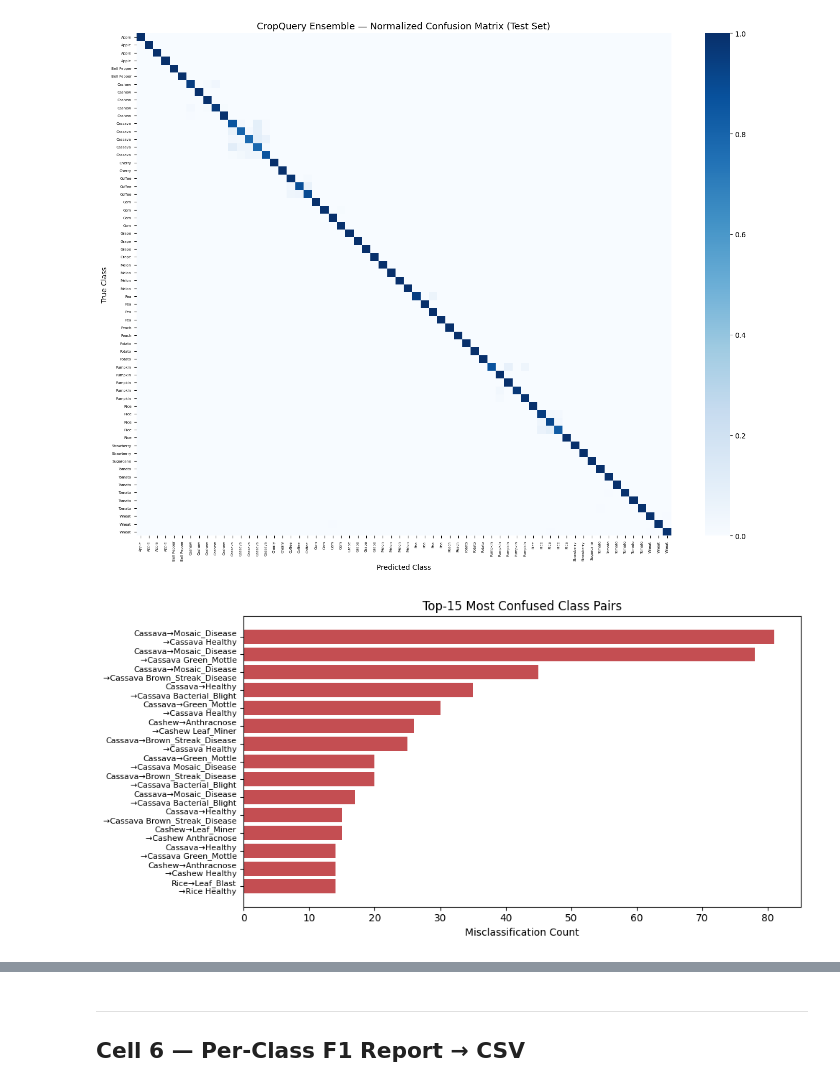
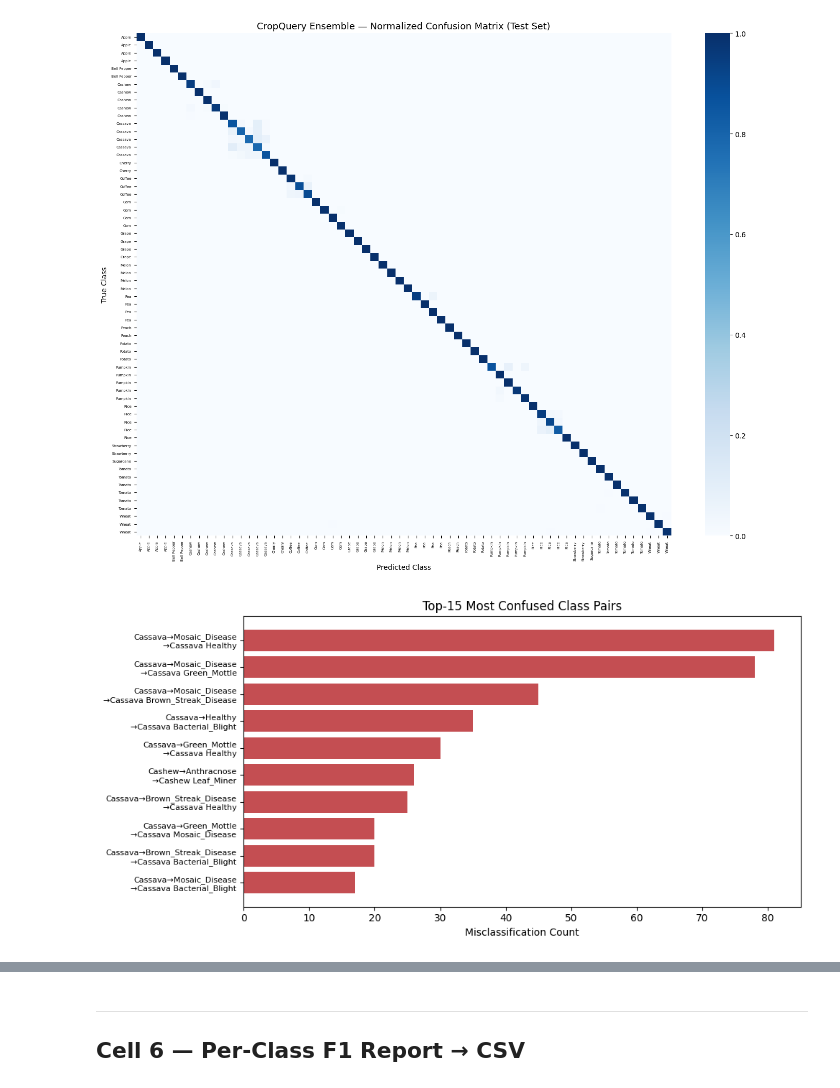
Before and after one commit to Vitthal-Jauhari/Crop-Query, a Jupyter notebook: notebooks/cropquery-eval.ipynb, the cells around one changed output, grey strips where cells are left out. Cells and saved outputs as stored; diff of their text form; code cells hidden in the pictures.

```diff
--- a/notebooks/cropquery-eval.ipynb
+++ b/notebooks/cropquery-eval.ipynb
@@ -893,21 +984,25 @@ plt.show()
 # %%
 # Top confused pairs — this is the actual research insight
 cm_no_diag = cm.copy()
 np.fill_diagonal(cm_no_diag, 0)
-top_errors = np.dstack(np.unravel_index(
-    np.argsort(cm_no_diag.ravel())[::-1][:15], cm_no_diag.shape))[0]
+top_errors = np.dstack(
+    np.unravel_index(
+        np.argsort(cm_no_diag.ravel())[::-1][:10],
+        cm_no_diag.shape
+    )
+)[0]
 
 labels_err = [f"{CLASS_NAMES[t].replace('__','→')}\n→{CLASS_NAMES[p].replace('__',' ')}"
               for t, p in top_errors]
 counts_err = [cm[t, p] for t, p in top_errors]
 
 fig, ax = plt.subplots(figsize=(10, 5))
 ax.barh(labels_err[::-1], counts_err[::-1], color='#C44E52')
 ax.set_xlabel('Misclassification Count')
 ax.set_title('Top-15 Most Confused Class Pairs')
 ax.tick_params(axis='y', labelsize=8)
 plt.tight_layout()
 plt.savefig(f'{OUTPUT_DIR}/top_errors.pdf', dpi=300, bbox_inches='tight')
 plt.show()
 # %% [output]
-[figure, old version]
+[figure, new version]
```
Also changed, not shown: parts of 9 cells of this notebook, 2 other files.
